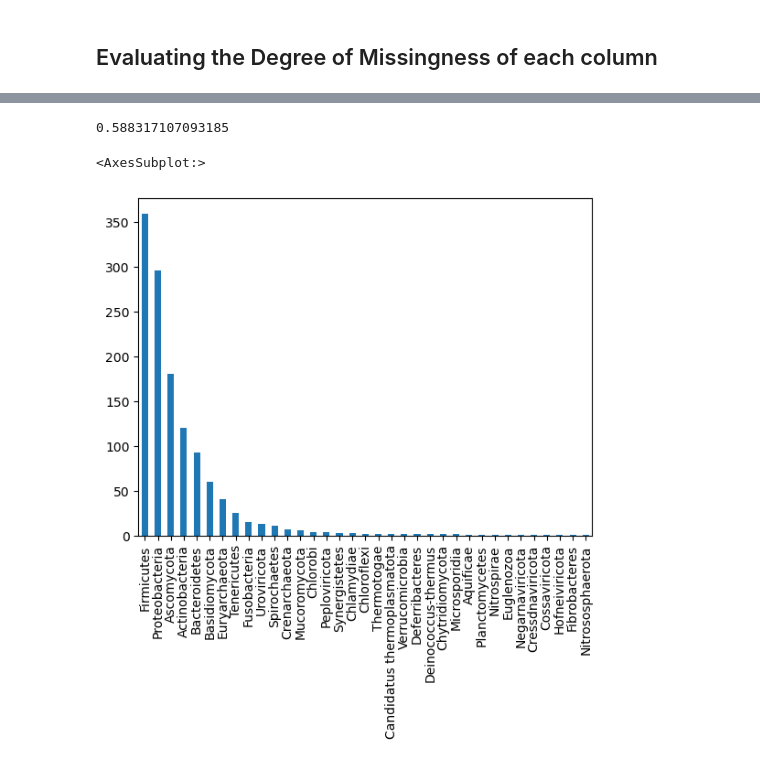
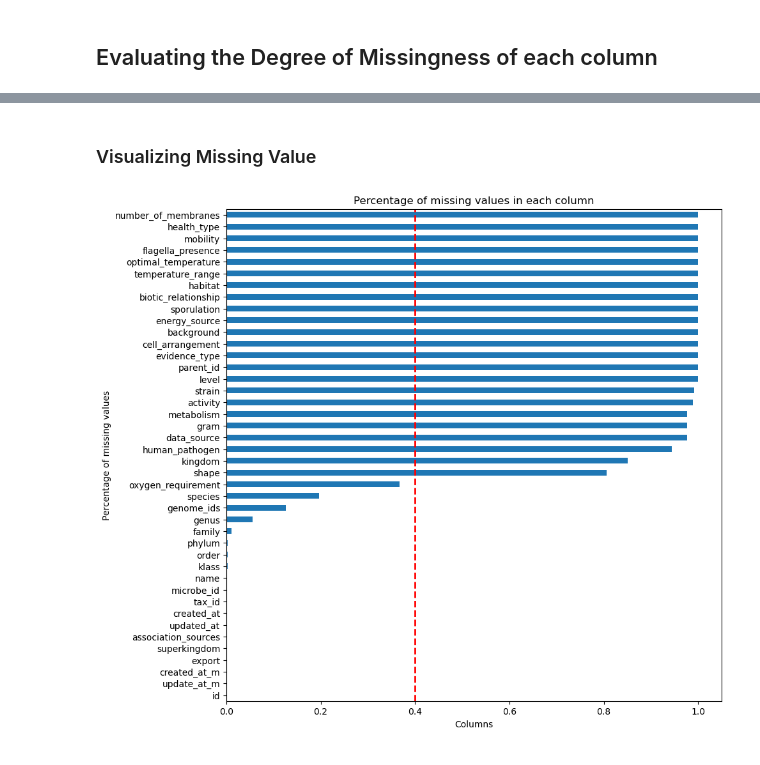
Before and after one commit to g7xu/Exploring_missingness_in_MicrobiomeDataset, a Jupyter notebook: analyzing_data.ipynb, the cells around one changed output, grey strips where cells are left out. Saved outputs shown, nothing was run; the diff lists cells and outputs as text; code cells hidden in the pictures.

Commit message:
Conducting Data Imputation
- set up the framework of the imputation and validation process

```diff
--- a/analyzing_data.ipynb
+++ b/analyzing_data.ipynb
@@ -66,2 +89,24 @@ def df_missingness(df):
+# %%
+cleaned_microbe_dataSet = microbe_dataSet.copy()
+
+# reduing the dimension of the oxygen_requirements types
+# there is correct type and take the dominate type
+cleaned_microbe_dataSet['oxygen_requirement'] = microbe_dataSet['oxygen_requirement'].apply(cleaning_oxy_req)
+
+# find the association between the microbe and the source
+# the source will be the most frequent source
+taxid_sources = disbiome_dataSet[['subject_taxid', 'association_sources']].dropna().groupby(['subject_taxid']).apply(lambda df: df.value_counts().idxmax()[1]).reset_index().rename(columns={0: 'association_sources'})
+
+# convert 'created_at'
+cleaned_microbe_dataSet['created_at_m'] = cleaned_microbe_dataSet['created_at'].apply(lambda time : pd.Timestamp(time).to_period('M').month)
+cleaned_microbe_dataSet['update_at_m'] = cleaned_microbe_dataSet['updated_at'].apply(lambda time : pd.Timestamp(time).to_period('M').month)
+
+# merging the two data set
+complete_microbe_sources = pd.merge(cleaned_microbe_dataSet, taxid_sources, left_on='ncbi_tax_id', right_on='subject_taxid', how='inner')
+incomeplete_microbe_sources = pd.merge(cleaned_microbe_dataSet, taxid_sources, left_on='ncbi_tax_id', right_on='subject_taxid', how='left')
+complete_microbe_sources['tax_id'] = complete_microbe_sources['ncbi_tax_id']
+complete_microbe_sources = complete_microbe_sources.drop(columns=['ncbi_tax_id', 'subject_taxid'])
+incomeplete_microbe_sources['tax_id'] = incomeplete_microbe_sources['ncbi_tax_id']
+incomeplete_microbe_sources = incomeplete_microbe_sources.drop(columns=['ncbi_tax_id', 'subject_taxid'])
 # %% [markdown]
 ## Evaluating the Degree of Missingness of each column
@@ -395,9 +112,0 @@ array(['Actinobacteria', 'Firmicutes', 'Proteobacteria',
-# %%
-cleaned_microData['binary_gram'].isna().mean()
-# %% [output]
-0.588317107093185
-# %%
-cleaned_microData[cleaned_microData['binary_gram'].isna()]['phylum'].value_counts().plot(kind='bar')
-# %% [output]
-<AxesSubplot:>
-[figure, removed]
@@ -405,0 +113,24 @@ cleaned_microData[cleaned_microData['binary_gram'].isna()]['phylum'].value_count
+# %% [markdown]
+### Visualizing Missing Value
+# %%
+# predefined functions
+
+def eval_missing(df):
+    '''
+    find the porportion of missingness of each column in the table.
+    return the result as a series
+    '''
+    summary = df.isna().mean()
+
+    summary.sort_values().plot(kind = 'barh', figsize=(10, 10))
+    # Adding title and labels
+    plt.title('Percentage of missing values in each column')
+    plt.xlabel('Columns')
+    plt.ylabel('Percentage of missing values')
+
+    plt.axvline(x=0.4, color='r', linestyle='--', linewidth=2)
+    plt.show()
+# %%
+eval_missing(complete_microbe_sources)
+# %% [output]
+[figure, added]
```
Also changed, not shown: parts of 54 cells of this notebook, 11 other files.
